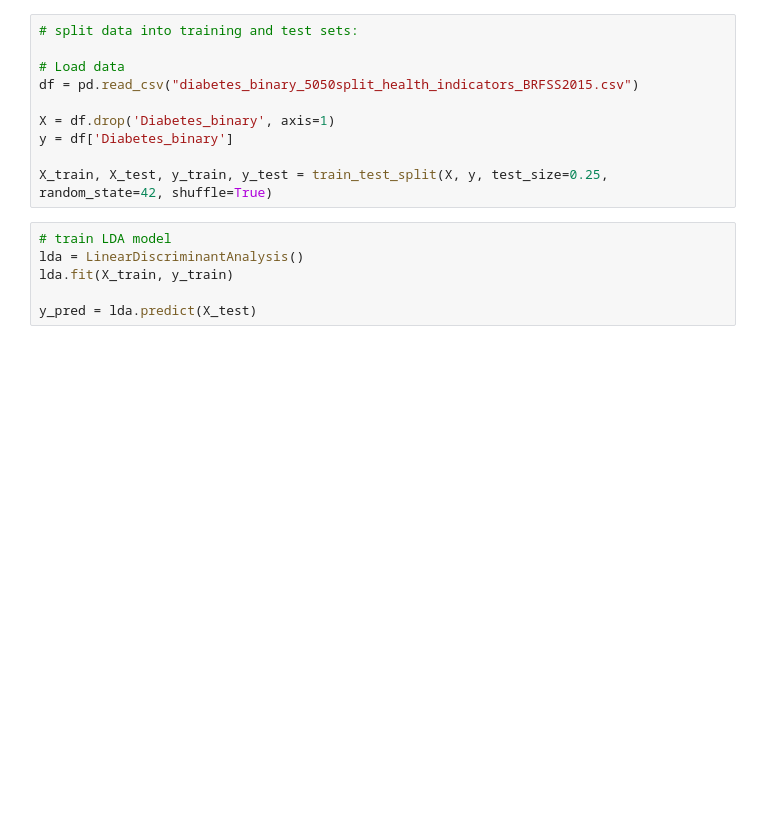
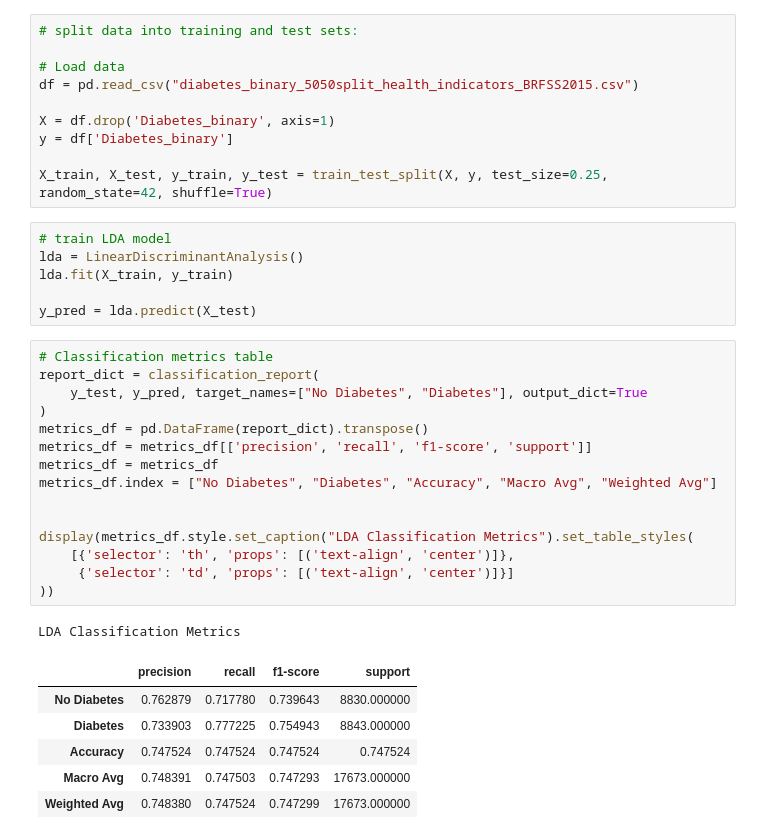
Before and after one commit to pponn/DS4400_Final_Project, a Jupyter notebook: LDA.ipynb, the cells around one changed output. Drawn from its saved outputs; the diff is of its cells as text; blank space fills up the shorter version.

```diff
--- a/LDA.ipynb
+++ b/LDA.ipynb
@@ -21,4 +21,27 @@ lda = LinearDiscriminantAnalysis()
 lda.fit(X_train, y_train)
 
 y_pred = lda.predict(X_test)
+# %%
+# Classification metrics table
+report_dict = classification_report(
+    y_test, y_pred, target_names=["No Diabetes", "Diabetes"], output_dict=True
+)
+metrics_df = pd.DataFrame(report_dict).transpose()
+metrics_df = metrics_df[['precision', 'recall', 'f1-score', 'support']]
+metrics_df = metrics_df
+metrics_df.index = ["No Diabetes", "Diabetes", "Accuracy", "Macro Avg", "Weighted Avg"]
+
+
+display(metrics_df.style.set_caption("LDA Classification Metrics").set_table_styles(
+    [{'selector': 'th', 'props': [('text-align', 'center')]},
+     {'selector': 'td', 'props': [('text-align', 'center')]}]
+))
+# %% [output]
+LDA Classification Metrics
+|  | precision | recall | f1-score | support |
+| No Diabetes | 0.762879 | 0.717780 | 0.739643 | 8830.000000 |
+| Diabetes | 0.733903 | 0.777225 | 0.754943 | 8843.000000 |
+| Accuracy | 0.747524 | 0.747524 | 0.747524 | 0.747524 |
+| Macro Avg | 0.748391 | 0.747503 | 0.747293 | 17673.000000 |
+| Weighted Avg | 0.748380 | 0.747524 | 0.747299 | 17673.000000 |
 # %%
```
Also changed, not shown: parts of 3 cells of this notebook.
